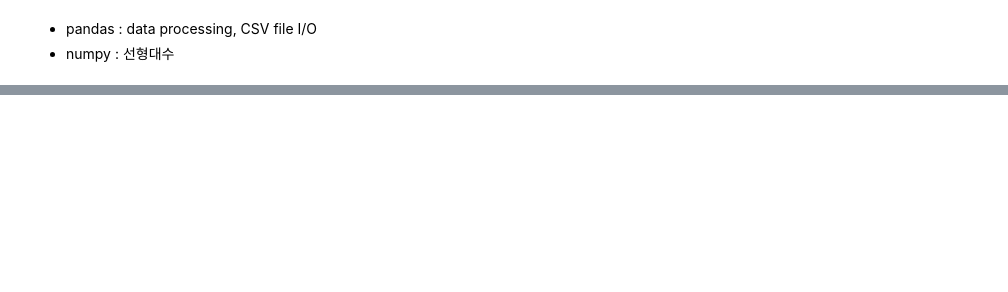
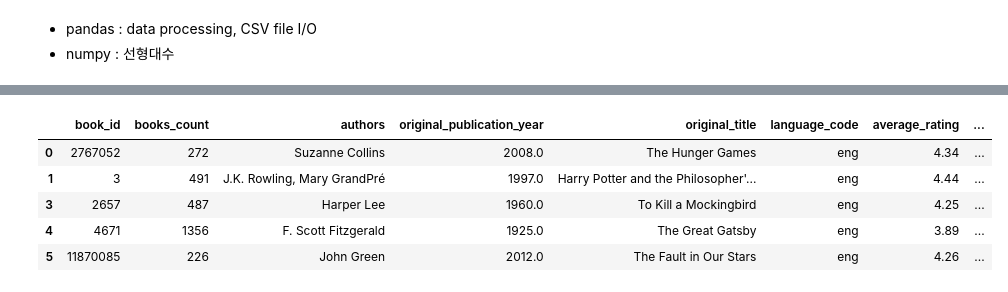
Before and after one commit to LJEDD2/Kernel_practice, a Jupyter notebook: Study/goodbooks-10k/Books_Visualisation_and_recommendation.ipynb, the cells around one changed output, grey strips where cells are left out. Drawn from its saved outputs; the diff is of its cells as text; code cells hidden in the pictures; blank space fills up the shorter version.

```diff
--- a/Study/goodbooks-10k/Books_Visualisation_and_recommendation.ipynb
+++ b/Study/goodbooks-10k/Books_Visualisation_and_recommendation.ipynb
@@ -23,0 +216,9 @@ for dirname, _, filenames in os.walk('/kaggle/input'):
+# %%
+books_data.head()
+# %% [output]
+|  | book_id | books_count | authors | original_publication_year | original_title | language_code | average_rating | ... |
+| 0 | 2767052 | 272 | Suzanne Collins | 2008.0 | The Hunger Games | eng | 4.34 | ... |
+| 1 | 3 | 491 | J.K. Rowling, Mary GrandPré | 1997.0 | Harry Potter and the Philosopher'... | eng | 4.44 | ... |
+| 3 | 2657 | 487 | Harper Lee | 1960.0 | To Kill a Mockingbird | eng | 4.25 | ... |
+| 4 | 4671 | 1356 | F. Scott Fitzgerald | 1925.0 | The Great Gatsby | eng | 3.89 | ... |
+| 5 | 11870085 | 226 | John Green | 2012.0 | The Fault in Our Stars | eng | 4.26 | ... |
```
Also changed, not shown: parts of 46 cells of this notebook, 2 other files.
